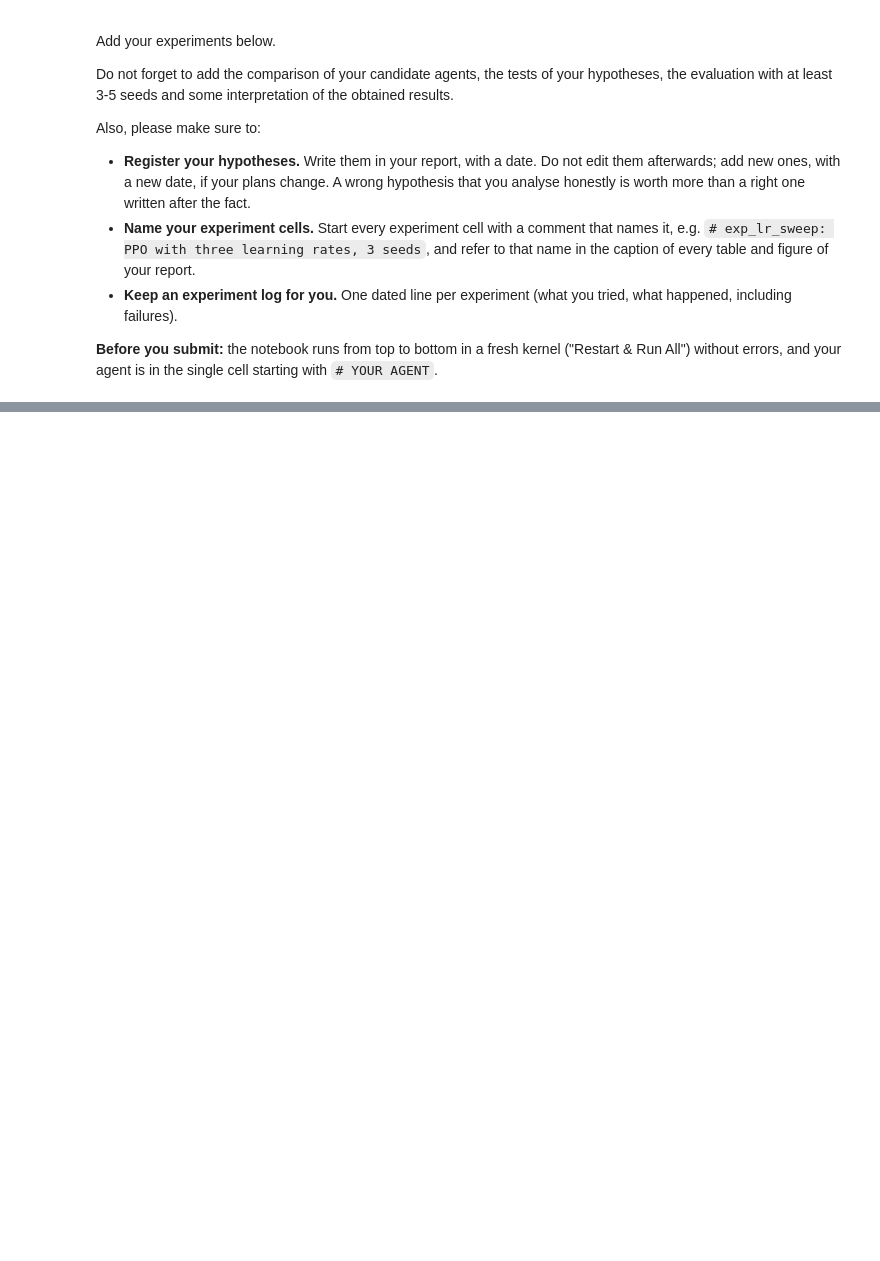
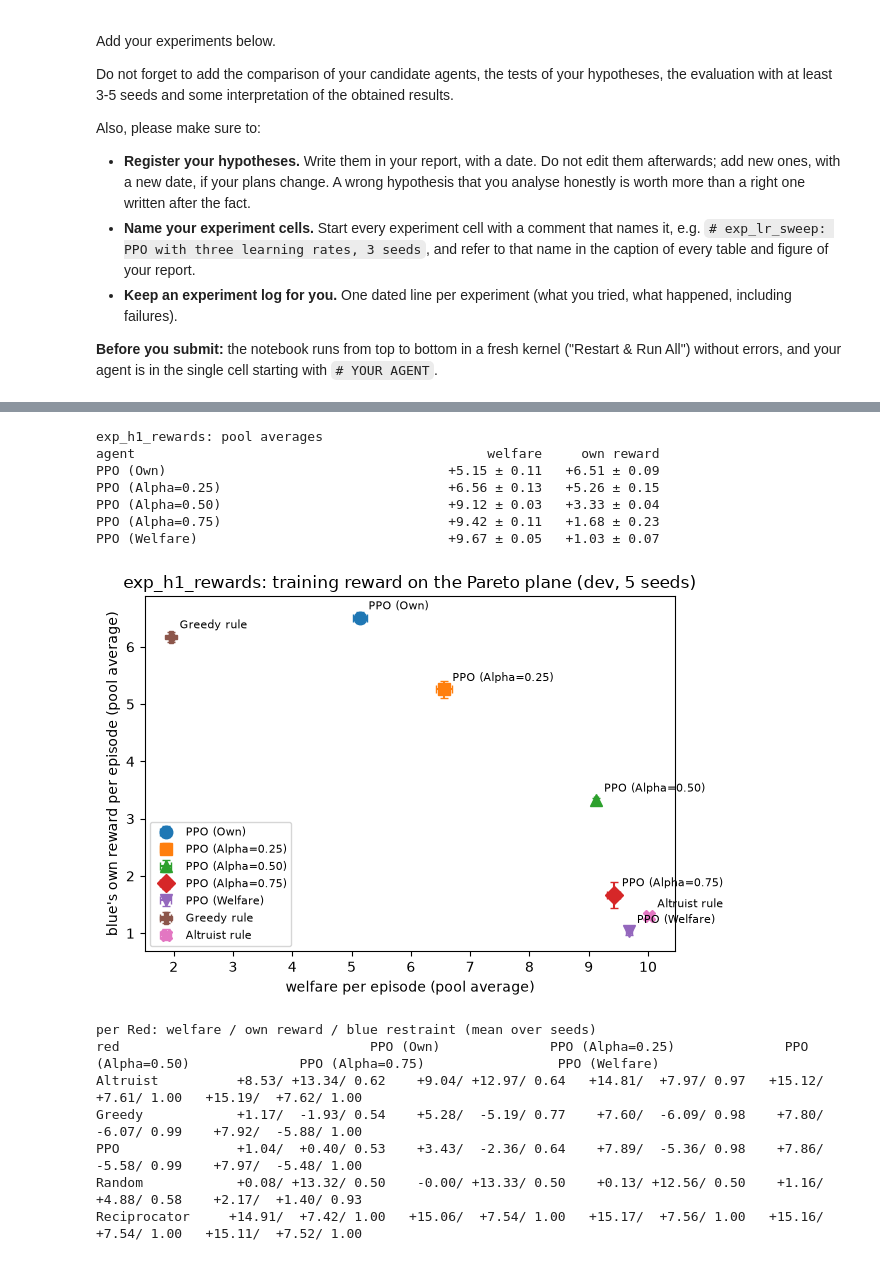
Before and after one commit to Bartva1/assignment1, a Jupyter notebook: Assignment1-baseline.ipynb, the cells around one changed output, grey strips where cells are left out. Drawn from its saved outputs; the diff is of its cells as text; code cells hidden in the pictures; blank space fills up the shorter version.

```diff
--- a/Assignment1-baseline.ipynb
+++ b/Assignment1-baseline.ipynb
@@ -1123,7 +1093,0 @@ show_episode([red, blue], 'exp_demo: trained agents', skip_steps=20)
-# %%
-# exp_blue_behaviour: how often does each agent take red coins at all? (vs PPO Red, seed 1)
-for name in ['PPO (Own)', 'PPO (Welfare)', 'Reciprocal (TFT, Alpha=0.5)']:
-    log, red, blue = play_match(DEV_POOL['PPO'], agents[name], seed=SEEDS[0])
-    last = slice(-100, None)
-    print(f"{name:32s} blue takes red coin/ep: {log['blue_takes_red'][last].mean():5.2f} "
-          f"| own-colour share: {log['own_share_blue'][last].mean():.2f}")
@@ -1133,0 +1094,23 @@ Reciprocal (TFT, Alpha=0.5)      blue takes red coin/ep:  5.28 | own-colour shar
+# %%
+# exp_helpers: summary and dominance tables
+def pool_mean(results):
+    w, b = pool_scores(results, 'welfare'), pool_scores(results, 'reward_blue')
+    return w.mean(), b.mean(), w.std(), b.std()
+
+def dominates(a, b):
+    (wa, ba, *_), (wb, bb, *_) = pool_mean(a), pool_mean(b)
+    return wa >= wb and ba >= bb and (wa > wb or ba > bb)
+
+def summary_table(res, names, title):
+    print(title)
+    print(f'{"agent":42s} {"welfare":>14s} {"own reward":>14s}')
+    for n in names:
+        w, b, ws, bs = pool_mean(res[n])
+        print(f'{n:42s} {w:+7.2f} ± {ws:4.2f} {b:+7.2f} ± {bs:4.2f}')
+
+def dominance_table(res, names):
+    print('row dominates column?  (D = yes, . = no)')
+    print(' ' * 42 + ' '.join(f'{i:>2d}' for i in range(len(names))))
+    for i, a in enumerate(names):
+        print(f'{i:2d} {a:39s}' + ' '.join(f'{"D" if i != j and dominates(res[a], res[b]) else ".":>2s}'
+                                           for j, b in enumerate(names)))
@@ -1133,0 +1121,29 @@ Reciprocal (TFT, Alpha=0.5)      blue takes red coin/ep:  5.28 | own-colour shar
+# %%
+# exp_h1_rewards: own vs welfare vs convex combinations (PPO, dev pool, 5 seeds)
+h1 = ['PPO (Own)', 'PPO (Alpha=0.25)', 'PPO (Alpha=0.50)', 'PPO (Alpha=0.75)', 'PPO (Welfare)']
+summary_table(dev, h1, 'exp_h1_rewards: pool averages')
+plot_pareto({**{n: dev[n] for n in h1}, 'Greedy rule': dev['Greedy'], 'Altruist rule': dev['Altruist']},
+            'exp_h1_rewards: training reward on the Pareto plane (dev, 5 seeds)')
+
+print('\nper Red: welfare / own reward / blue restraint (mean over seeds)')
+print(f'{"red":14s}' + ''.join(f'{n:>30s}' for n in h1))
+for red in dev['PPO (Own)']:
+    print(f'{red:14s}' + ''.join(
+        f'{dev[n][red]["welfare"].mean():+9.2f}/{dev[n][red]["reward_blue"].mean():+7.2f}/{dev[n][red]["own_share_blue"].mean():5.2f}'
+        for n in h1))
+# %% [output]
+exp_h1_rewards: pool averages
+agent                                             welfare     own reward
+PPO (Own)                                    +5.15 ± 0.11   +6.51 ± 0.09
+PPO (Alpha=0.25)                             +6.56 ± 0.13   +5.26 ± 0.15
+PPO (Alpha=0.50)                             +9.12 ± 0.03   +3.33 ± 0.04
+PPO (Alpha=0.75)                             +9.42 ± 0.11   +1.68 ± 0.23
+PPO (Welfare)                                +9.67 ± 0.05   +1.03 ± 0.07
+[figure, added]
+per Red: welfare / own reward / blue restraint (mean over seeds)
+red                                PPO (Own)              PPO (Alpha=0.25)              PPO (Alpha=0.50)              PPO (Alpha=0.75)                 PPO (Welfare)
+Altruist          +8.53/ +13.34/ 0.62    +9.04/ +12.97/ 0.64   +14.81/  +7.97/ 0.97   +15.12/  +7.61/ 1.00   +15.19/  +7.62/ 1.00
+Greedy            +1.17/  -1.93/ 0.54    +5.28/  -5.19/ 0.77    +7.60/  -6.09/ 0.98    +7.80/  -6.07/ 0.99    +7.92/  -5.88/ 1.00
+PPO               +1.04/  +0.40/ 0.53    +3.43/  -2.36/ 0.64    +7.89/  -5.36/ 0.98    +7.86/  -5.58/ 0.99    +7.97/  -5.48/ 1.00
+Random            +0.08/ +13.32/ 0.50    -0.00/ +13.33/ 0.50    +0.13/ +12.56/ 0.50    +1.16/  +4.88/ 0.58    +2.17/  +1.40/ 0.93
+Reciprocator     +14.91/  +7.42/ 1.00   +15.06/  +7.54/ 1.00   +15.17/  +7.56/ 1.00   +15.16/  +7.54/ 1.00   +15.11/  +7.52/ 1.00
```
Also changed, not shown: parts of 14 cells of this notebook.
